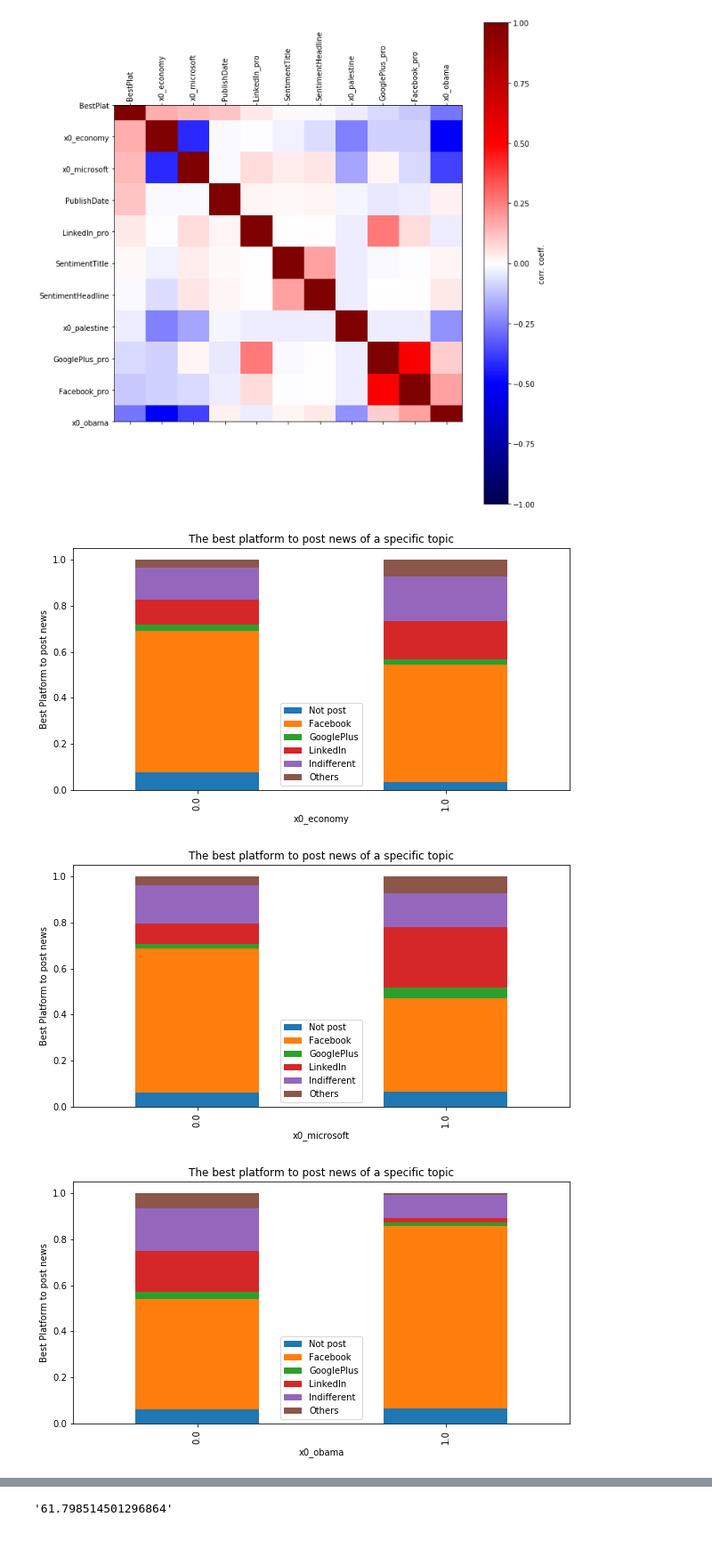
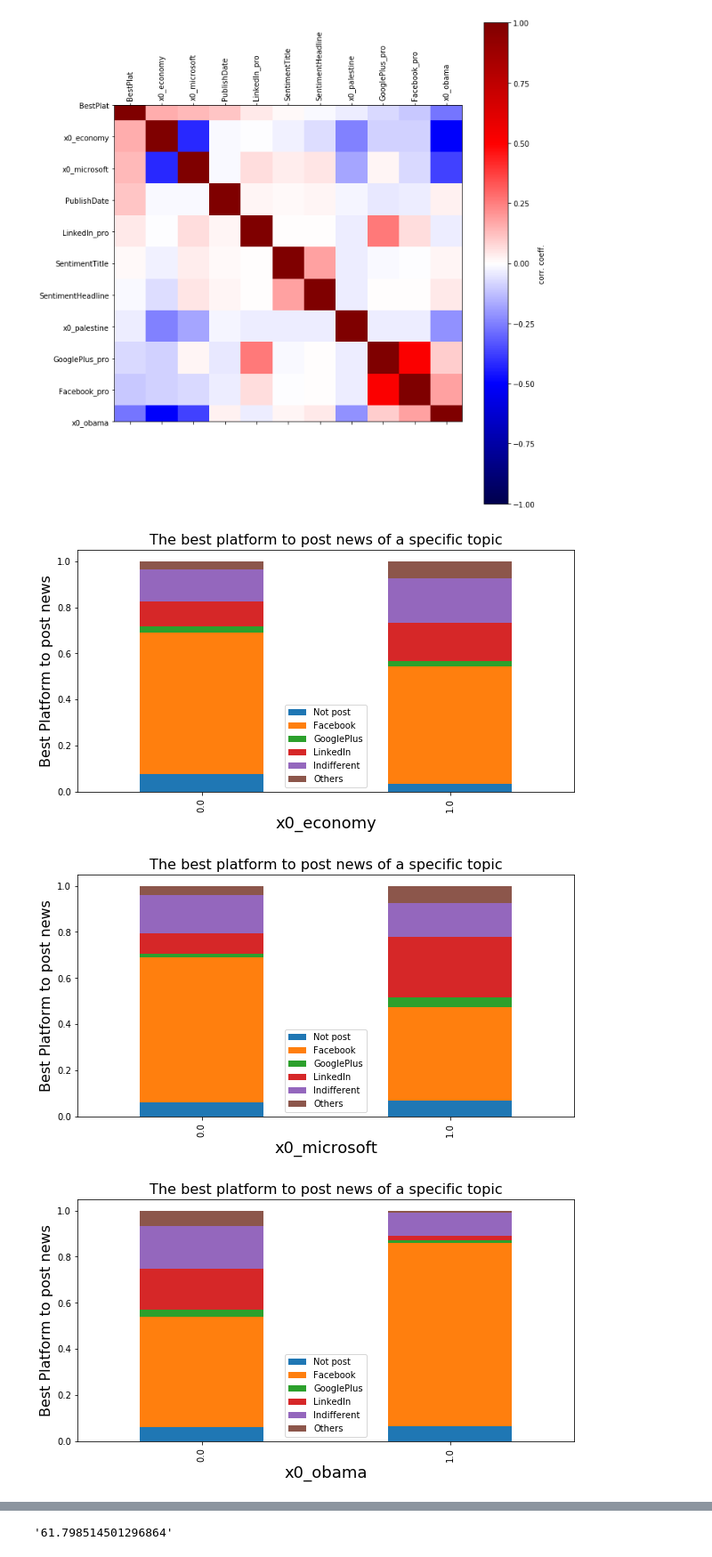
Before and after one commit to zshen15/data1030_project, a Jupyter notebook: src/EDA.ipynb, the cells around one changed output, grey strips where cells are left out. Shown at 89% size. Saved outputs shown, nothing was run; the diff lists cells and outputs as text; code cells hidden in the pictures.

```diff
--- a/src/EDA.ipynb
+++ b/src/EDA.ipynb
@@ -30,16 +30,19 @@ plt.show()
 # %%
 label = 'BestPlat'
 topic = ['x0_economy','x0_microsoft','x0_obama','x0_palestine']
+# i = 1
 for x in topic:
     count_matrix = df.groupby([x, label]).size().unstack()
     count_matrix_norm = count_matrix.div(count_matrix.sum(axis=1),axis=0)
     count_matrix_norm.plot(kind='bar', stacked=True, figsize=(10,5))
-    plt.xlabel(x)
-    plt.ylabel('Best Platform to post news')
-    plt.title("The best platform to post news of a specific topic")
+    # plt.subplot(2,2,i)
+    plt.xlabel(x,fontsize=18)
+    plt.ylabel('Best Platform to post news',fontsize=16)
+    plt.title("The best platform to post news of a specific topic",fontsize=16)
     plt.legend(['Not post','Facebook','GooglePlus','LinkedIn','Indifferent','Others'],loc='best')
     plt.show()
+    # i += 1
 # %% [output]
-[figure, old version]
+[figure, new version]
-[figure, old version]
+[figure, new version]
-[figure, old version]
+[figure, new version]
```
Also changed, not shown: parts of 5 cells of this notebook, 18 other files.
